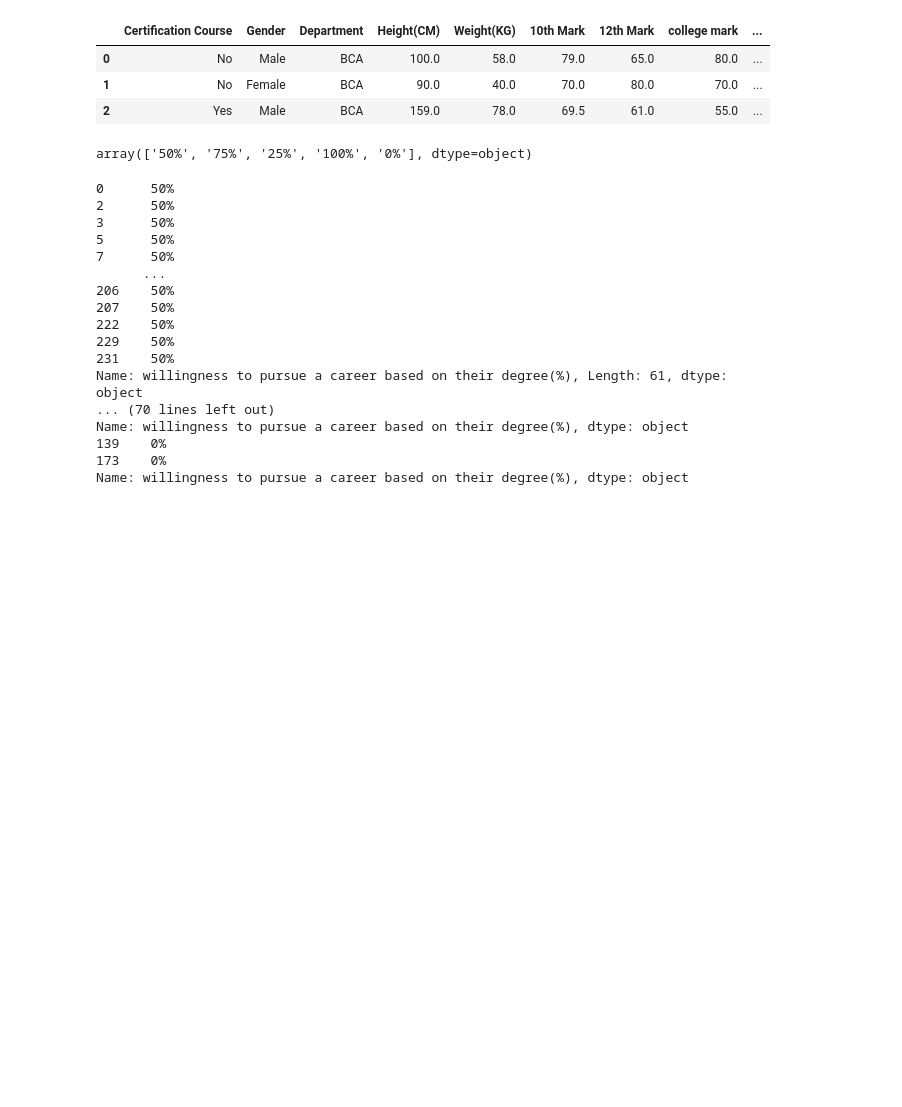
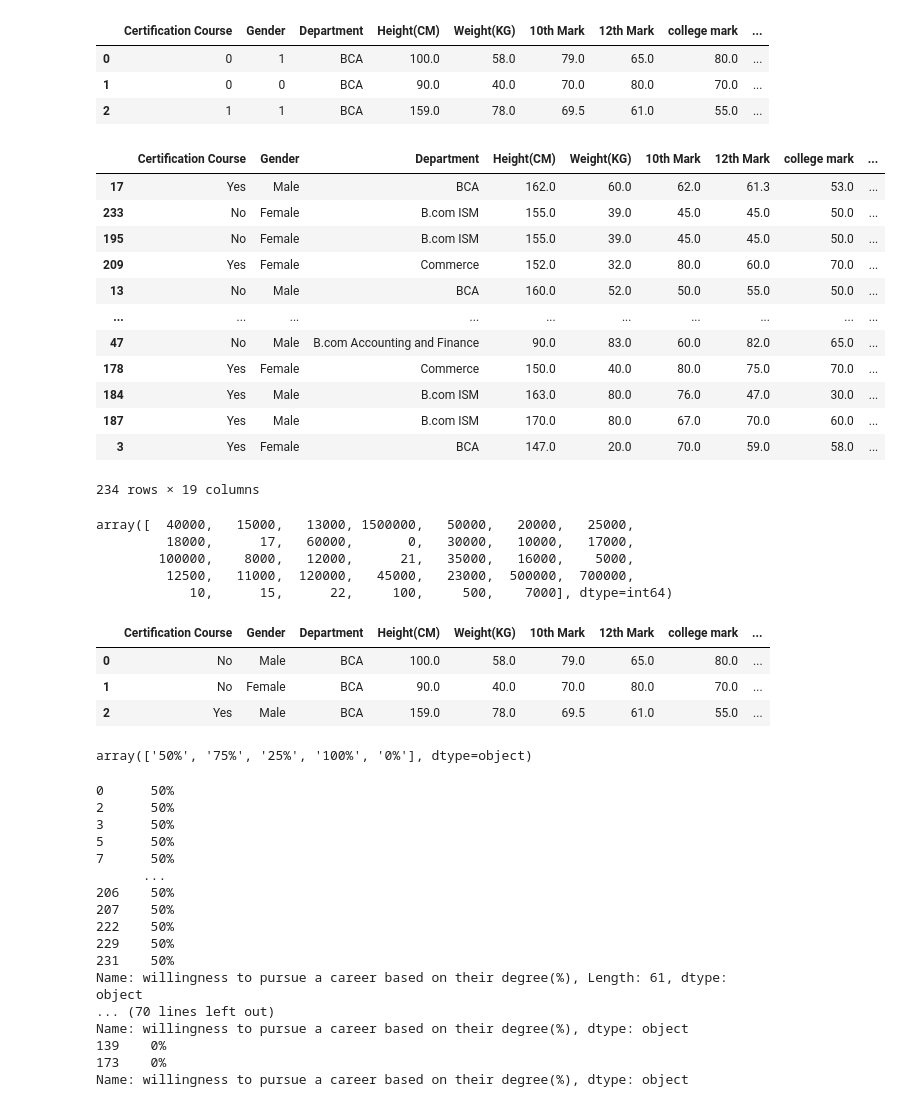
Before and after one commit to wnstjq0915/Student_Behaviour, a Jupyter notebook: student_behaviour.ipynb, the cells around one changed output. Saved outputs shown, nothing was run; the diff lists cells and outputs as text; code cells hidden in the pictures; blank space fills up the shorter version.

```diff
--- a/student_behaviour.ipynb
+++ b/student_behaviour.ipynb
@@ -11,0 +122,22 @@ df.head(3)
+# %%
+df.loc[df['daily studing time'] == '0 - 30 minute', 'daily studing time'] = '0'
+df.loc[df['daily studing time'] == '30 - 60 minute', 'daily studing time'] = '1'
+df.loc[df['daily studing time'] == '1 - 2 Hour', 'daily studing time'] = '2'
+df.loc[df['daily studing time'] == '2 - 3 hour', 'daily studing time'] = '3'
+df.loc[df['daily studing time'] == '3 - 4 hour', 'daily studing time'] = '4'
+df.loc[df['daily studing time'] == 'More Than 4 hour', 'daily studing time'] = '5'
+# %%
+df.loc[df['social medai & video'] == '0 Minute', 'social medai & video'] = '1'
+df.loc[df['social medai & video'] == '1 - 30 Minute', 'social medai & video'] = '2'
+df.loc[df['social medai & video'] == '30 - 60 Minute', 'social medai & video'] = '3'
+df.loc[df['social medai & video'] == '1 - 1.30 hour', 'social medai & video'] = '4'
+df.loc[df['social medai & video'] == '1.30 - 2 hour', 'social medai & video'] = '5'
+df.loc[df['social medai & video'] == 'More than 2 hour', 'social medai & video'] = '6'
+# %%
+df.loc[df['Travelling Time '] == '0 - 30 minutes', 'Travelling Time '] = '1'
+df.loc[df['Travelling Time '] == '30 - 60 minutes', 'Travelling Time '] = '2'
+df.loc[df['Travelling Time '] == '1 - 1.30 hour', 'Travelling Time '] = '3'
+df.loc[df['Travelling Time '] == '1.30 - 2 hour', 'Travelling Time '] = '4'
+df.loc[df['Travelling Time '] == '2 - 2.30 hour', 'Travelling Time '] = '5'
+df.loc[df['Travelling Time '] == '2.30 - 3 hour', 'Travelling Time '] = '6'
+df.loc[df['Travelling Time '] == 'more than 3 hour', 'Travelling Time '] = '7'
@@ -11,0 +193,36 @@ df.head(3)
+# %%
+df.head(3)
+# %% [output]
+|  | Certification Course | Gender | Department | Height(CM) | Weight(KG) | 10th Mark | 12th Mark | college mark | ... |
+| 0 | 0 | 1 | BCA | 100.0 | 58.0 | 79.0 | 65.0 | 80.0 | ... |
+| 1 | 0 | 0 | BCA | 90.0 | 40.0 | 70.0 | 80.0 | 70.0 | ... |
+| 2 | 1 | 1 | BCA | 159.0 | 78.0 | 69.5 | 61.0 | 55.0 | ... |
+# %%
+df['Travelling Time '] = df['Travelling Time '].astype(int)
+df['daily studing time'] = df['daily studing time'].astype(int)
+df['Financial Status'] = df['Financial Status'].astype(int)
+df['Stress Level '] = df['Stress Level '].astype(int)
+# %%
+df.sort_values('salary expectation')
+# %% [output]
+|  | Certification Course | Gender | Department | Height(CM) | Weight(KG) | 10th Mark | 12th Mark | college mark | ... |
+| 17 | Yes | Male | BCA | 162.0 | 60.0 | 62.0 | 61.3 | 53.0 | ... |
+| 233 | No | Female | B.com ISM | 155.0 | 39.0 | 45.0 | 45.0 | 50.0 | ... |
+| 195 | No | Female | B.com ISM | 155.0 | 39.0 | 45.0 | 45.0 | 50.0 | ... |
+| 209 | Yes | Female | Commerce | 152.0 | 32.0 | 80.0 | 60.0 | 70.0 | ... |
+| 13 | No | Male | BCA | 160.0 | 52.0 | 50.0 | 55.0 | 50.0 | ... |
+| ... | ... | ... | ... | ... | ... | ... | ... | ... | ... |
+| 47 | No | Male | B.com Accounting and Finance | 90.0 | 83.0 | 60.0 | 82.0 | 65.0 | ... |
+| 178 | Yes | Female | Commerce | 150.0 | 40.0 | 80.0 | 75.0 | 70.0 | ... |
+| 184 | Yes | Male | B.com ISM | 163.0 | 80.0 | 76.0 | 47.0 | 30.0 | ... |
+| 187 | Yes | Male | B.com ISM | 170.0 | 80.0 | 67.0 | 70.0 | 60.0 | ... |
+| 3 | Yes | Female | BCA | 147.0 | 20.0 | 70.0 | 59.0 | 58.0 | ... |
+234 rows × 19 columns
+# %%
+df['salary expectation'].unique()
+# %% [output]
+array([  40000,   15000,   13000, 1500000,   50000,   20000,   25000,
+         18000,      17,   60000,       0,   30000,   10000,   17000,
+        100000,    8000,   12000,      21,   35000,   16000,    5000,
+         12500,   11000,  120000,   45000,   23000,  500000,  700000,
+            10,      15,      22,     100,     500,    7000], dtype=int64)
```
Also changed, not shown: parts of 28 cells of this notebook, 5 other files.
